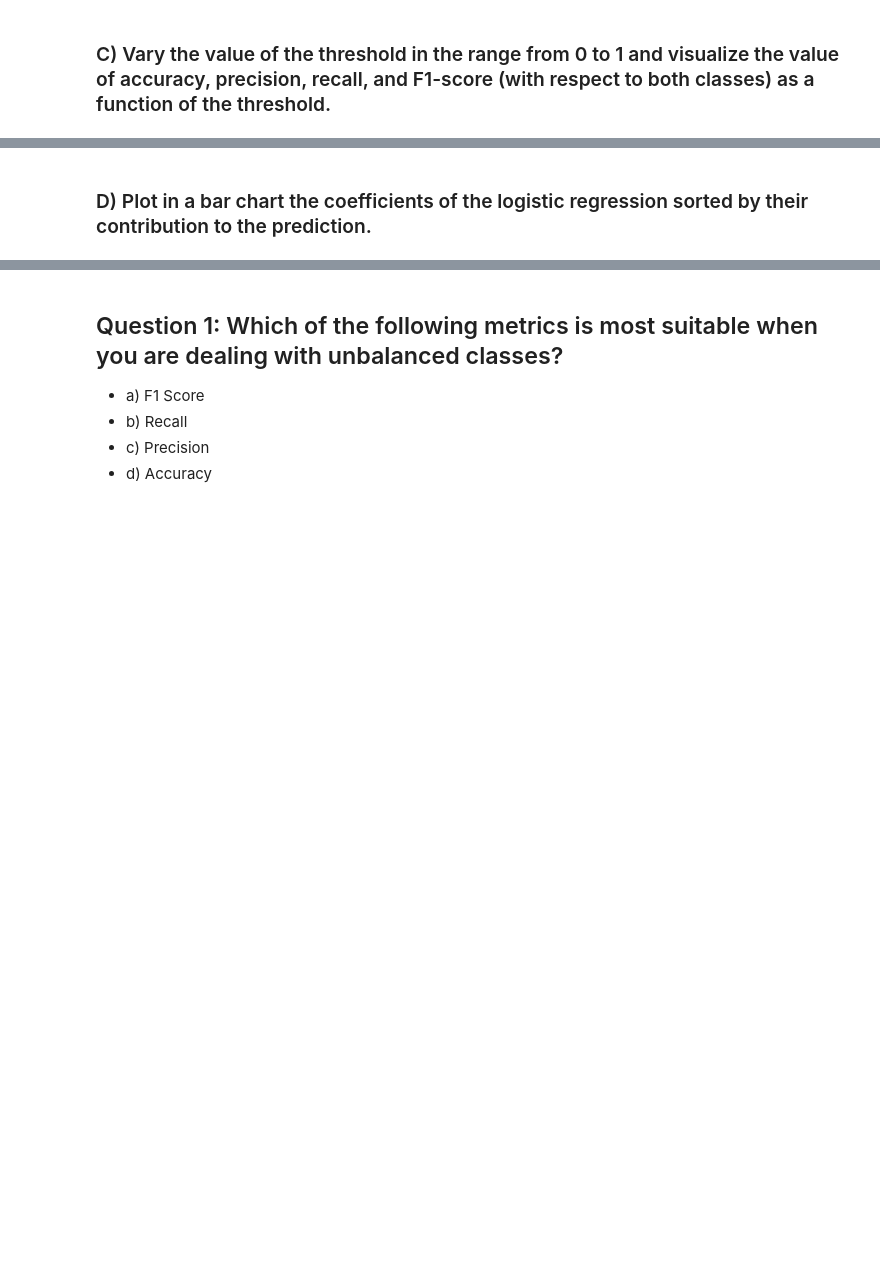
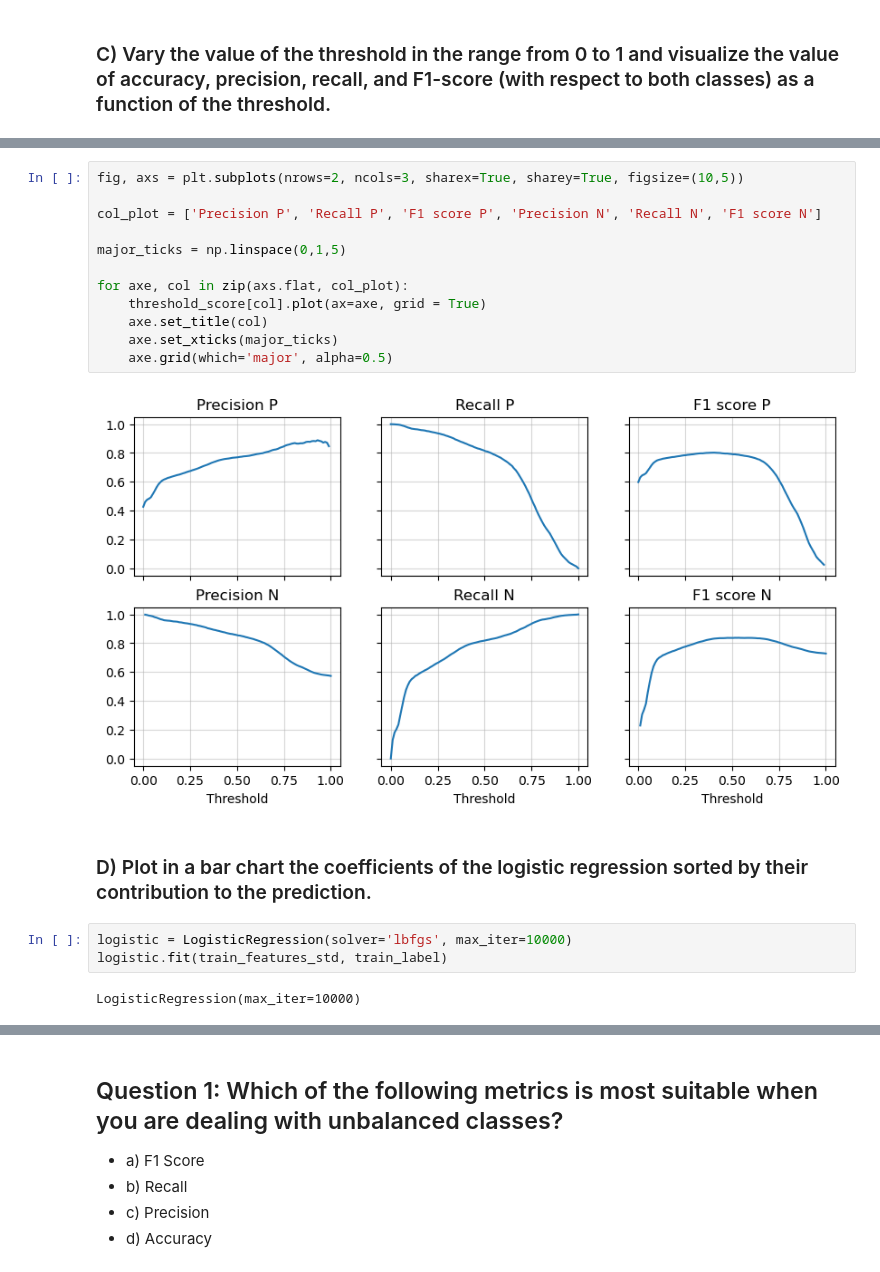
Before and after one commit to alessiodesogus/2023, a Jupyter notebook: Exercises/07 - Learning from data - Applied machine learning/AppliedML.ipynb, the cells around one changed output, grey strips where cells are left out. Drawn from its saved outputs; the diff is of its cells as text; blank space fills up the shorter version.

```diff
--- a/Exercises/07 - Learning from data - Applied machine learning/AppliedML.ipynb
+++ b/Exercises/07 - Learning from data - Applied machine learning/AppliedML.ipynb
@@ -128,2 +242,21 @@ logistic = LogisticRegression(solver='lbfgs')
+# %%
+fig, axs = plt.subplots(nrows=2, ncols=3, sharex=True, sharey=True, figsize=(10,5))
+
+col_plot = ['Precision P', 'Recall P', 'F1 score P', 'Precision N', 'Recall N', 'F1 score N']
+
+major_ticks = np.linspace(0,1,5)
+
+for axe, col in zip(axs.flat, col_plot):
+    threshold_score[col].plot(ax=axe, grid = True)
+    axe.set_title(col)
+    axe.set_xticks(major_ticks)
+    axe.grid(which='major', alpha=0.5)
+# %% [output]
+[figure, added]
 # %% [markdown]
 ### D) Plot in a bar chart the coefficients of the logistic regression sorted by their contribution to the prediction.
+# %%
+logistic = LogisticRegression(solver='lbfgs', max_iter=10000)
+logistic.fit(train_features_std, train_label)
+# %% [output]
+LogisticRegression(max_iter=10000)
```
Also changed, not shown: parts of 23 cells of this notebook.
